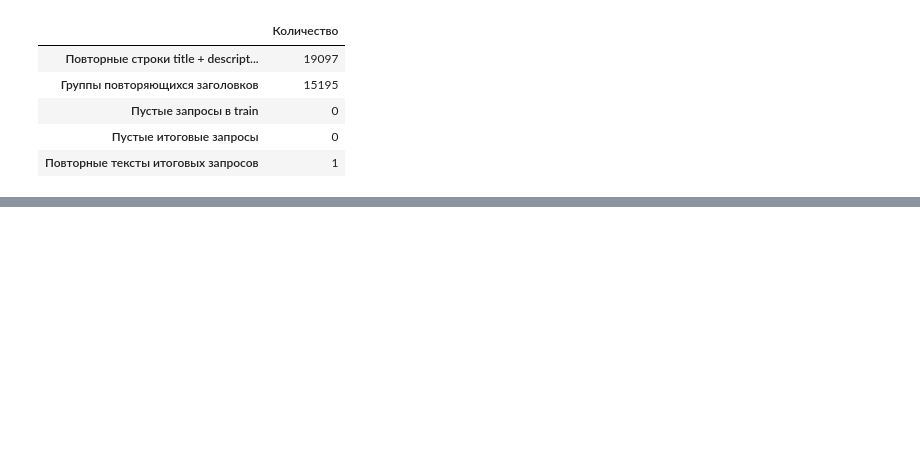
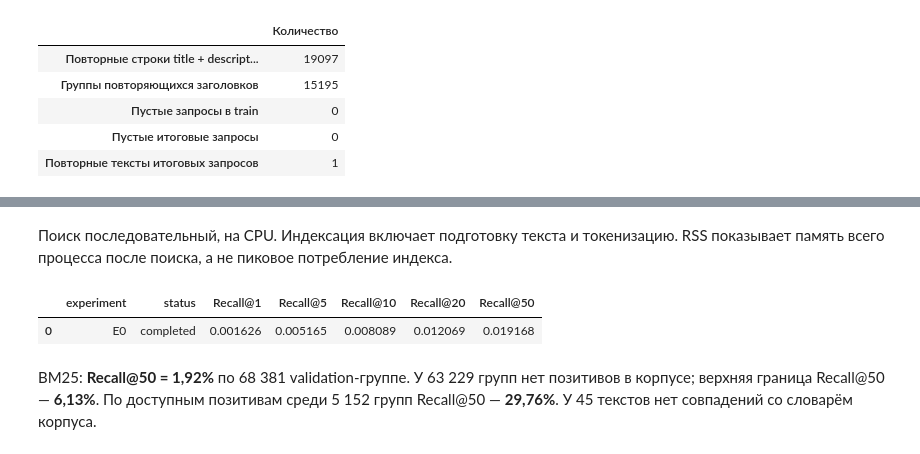
Before and after one commit to alexiva05/avito-service-search, a Jupyter notebook: solution.ipynb, the cells around one changed output, grey strips where cells are left out. Drawn from its saved outputs; the diff is of its cells as text; code cells hidden in the pictures; blank space fills up the shorter version.

```diff
--- a/solution.ipynb
+++ b/solution.ipynb
@@ -417,0 +694,31 @@ display(pd.Series(resource_info["versions"], name="Версия библиоте
+# %% [markdown]
+Поиск последовательный, на CPU. Индексация включает подготовку текста и токенизацию.
+RSS показывает память всего процесса после поиска, а не пиковое потребление индекса.
+# %%
+experiment = {
+    "experiment": "E0", "status": "completed", "config": json.dumps(BM25_CONFIG, sort_keys=True),
+    "token_pattern": TOKEN_PATTERN, "fields": "title + description", "seed": SEED,
+    "validation_size": VALIDATION_SIZE, "split_sha256": SPLIT_HASH,
+    "corpus_sha256": sha256(DATA_DIR / "benchmark_items.parquet"),
+    "train_sha256": sha256(DATA_DIR / "train.parquet"),
+    "bm25s_version": importlib.metadata.version("bm25s"), "device": "cpu",
+    **{name: float(value) for name, value in metrics.items()}, "delta_Recall@50": 0.0,
+    "index_seconds": index_seconds, "search_seconds": search_seconds,
+    "index_MiB": index_bytes / 2**20, "validation_groups": len(validation),
+    "conclusion": f"Recall@50={metrics['Recall@50']:.4%}; по доступным позитивам={metrics['available_Recall@50']:.2%}",
+}
+experiments = pd.DataFrame([experiment])
+# Повторный запуск обновляет E0; результаты других экспериментов сохраняются.
+if EXPERIMENTS_PATH.exists():
+    previous = pd.read_csv(EXPERIMENTS_PATH)
+    experiments = pd.concat([previous.loc[previous.experiment.ne("E0")], experiments], ignore_index=True)
+experiments.to_csv(EXPERIMENTS_PATH, index=False)
+display(experiments[["experiment", "status", "Recall@1", "Recall@5", "Recall@10", "Recall@20", "Recall@50"]])
+# %% [output]
+|  | experiment | status | Recall@1 | Recall@5 | Recall@10 | Recall@20 | Recall@50 |
+| 0 | E0 | completed | 0.001626 | 0.005165 | 0.008089 | 0.012069 | 0.019168 |
+# %% [markdown]
+BM25: **Recall@50 = 1,92%** по 68 381 validation-группе.
+У 63 229 групп нет позитивов в корпусе; верхняя граница Recall@50 — **6,13%**.
+По доступным позитивам среди 5 152 групп Recall@50 — **29,76%**.
+У 45 текстов нет совпадений со словарём корпуса.
```
Also changed, not shown: parts of 28 cells of this notebook, 3 other files.
